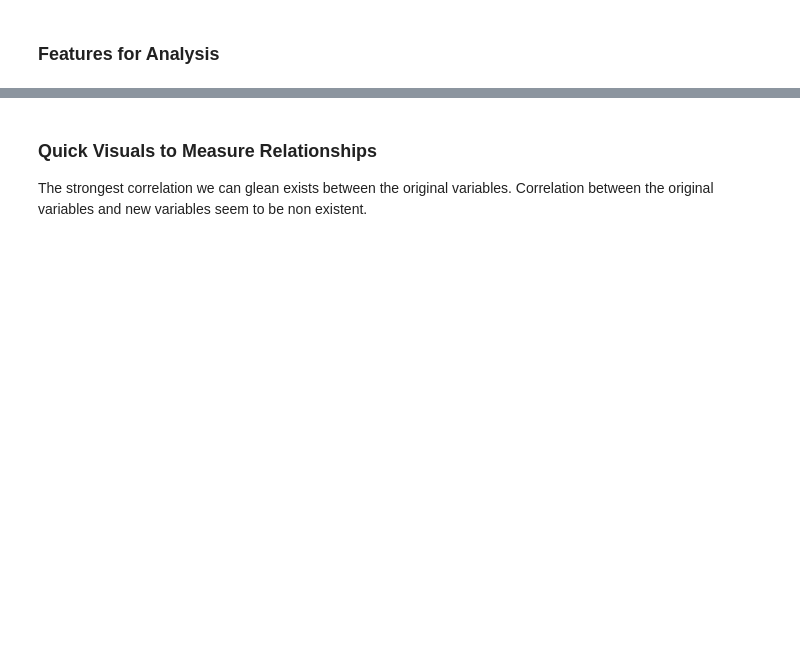
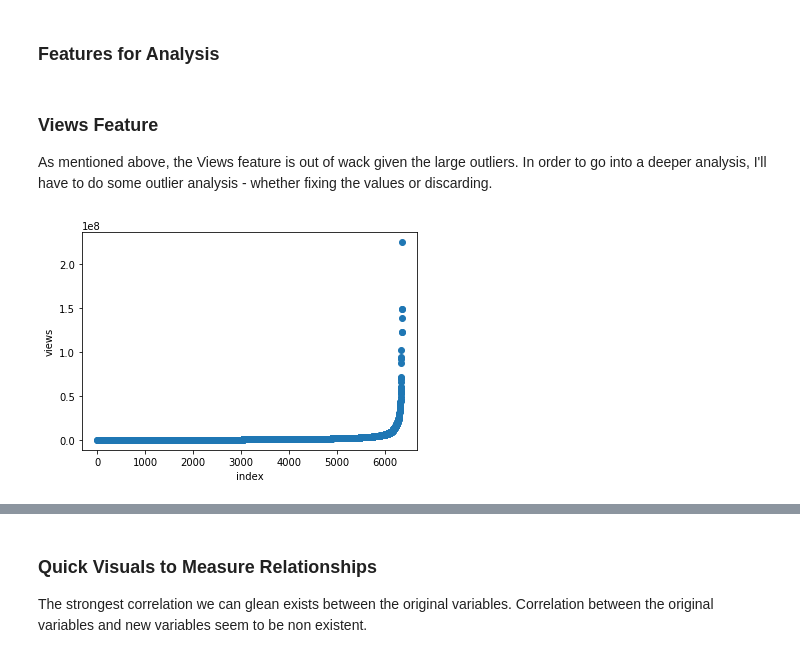
Before and after one commit to christianbm1/ds-ytViews, a Jupyter notebook: Project YouTuber.ipynb, the cells around one changed output, grey strips where cells are left out. Cells and saved outputs as stored; diff of their text form; code cells hidden in the pictures; blank space fills up the shorter version.

```diff
--- a/Project YouTuber.ipynb
+++ b/Project YouTuber.ipynb
@@ -90,3 +159,7 @@ There are approximately 6.3k unique videos in this dataset. Each video may be tr
+# %%
+df = df_use
+# %%
+df['trend_lead_use'] = (df['trending_date_first'] - df['publish_time_date']).apply(getDateDifference)
 # %% [markdown]
 ### Data Cleaning ###
 # %% [markdown]
@@ -199,0 +243,12 @@ df_use = df[features]
+# %% [markdown]
+### Views Feature ###
+As mentioned above, the Views feature is out of wack given the large outliers. In order to go into a deeper analysis, I'll have to do some outlier analysis - whether fixing the values or discarding.
+# %%
+import matplotlib.pyplot as plt
+fig, ax = plt.subplots(figsize=(6,4))
+ax.scatter(df_use.index, np.sort(df_use['views']))
+ax.set_xlabel('index')
+ax.set_ylabel('views')
+plt.show()
+# %% [output]
+[figure, added]
```
Also changed, not shown: parts of 35 cells of this notebook.
